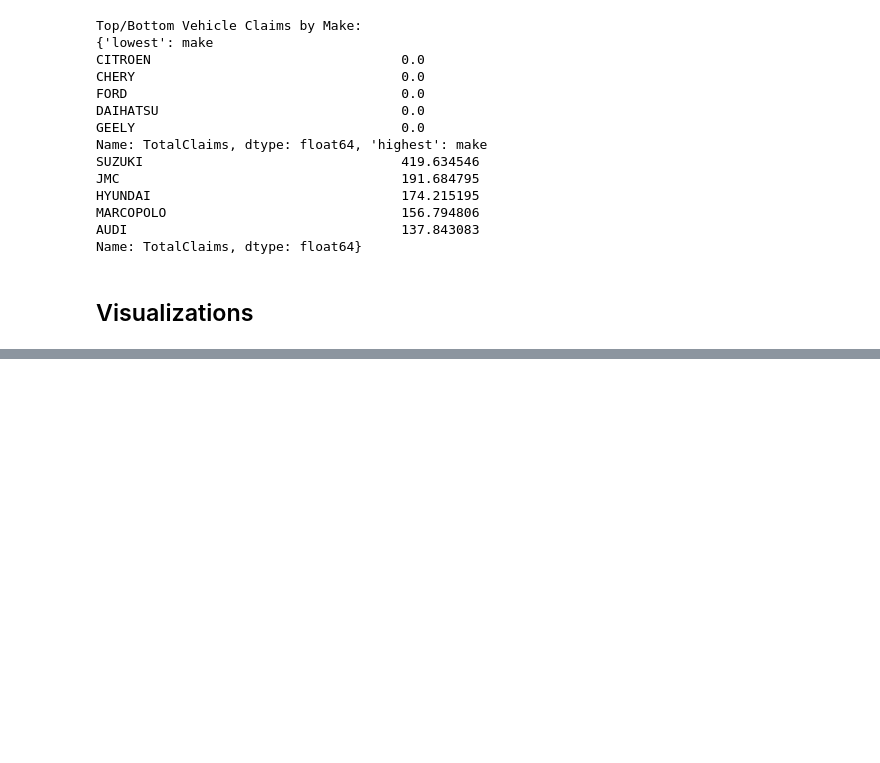
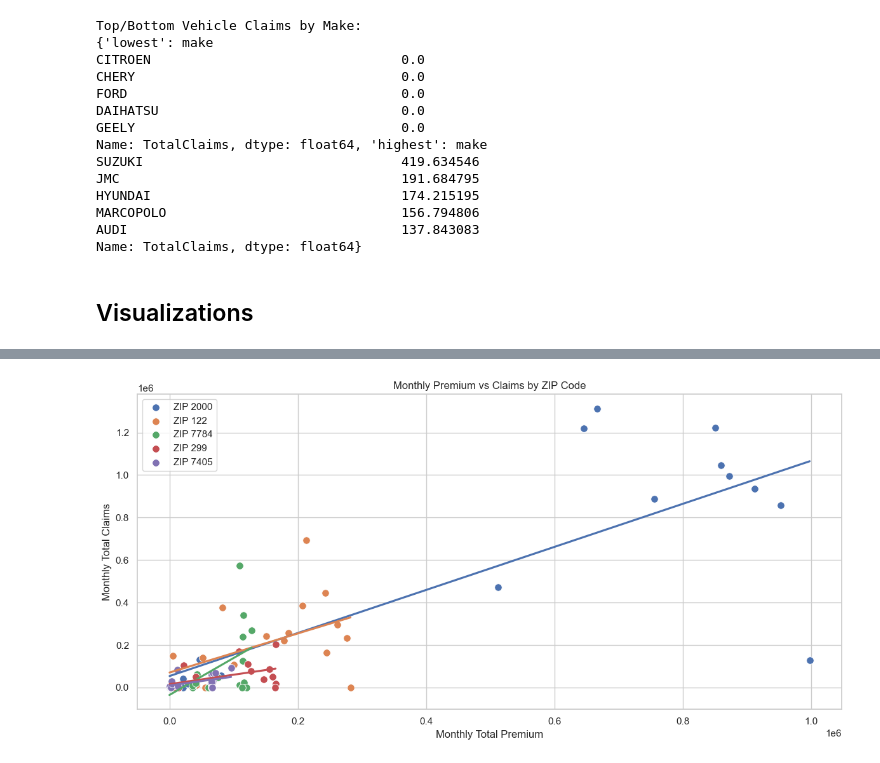
Before and after one commit to AdeyAmare/insurance_analytics, a Jupyter notebook: notebooks/eda_pipeline.ipynb, the cells around one changed output, grey strips where cells are left out. Cells and saved outputs as stored; diff of their text form; code cells hidden in the pictures; blank space fills up the shorter version.

```diff
--- a/notebooks/eda_pipeline.ipynb
+++ b/notebooks/eda_pipeline.ipynb
@@ -315,0 +324,4 @@ visualizer.plot_bivariate()
+# %%
+visualizer.plot_zipcode_scatter()
+# %% [output]
+[figure, added]
```
Also changed, not shown: parts of 16 cells of this notebook, 1 other file.
